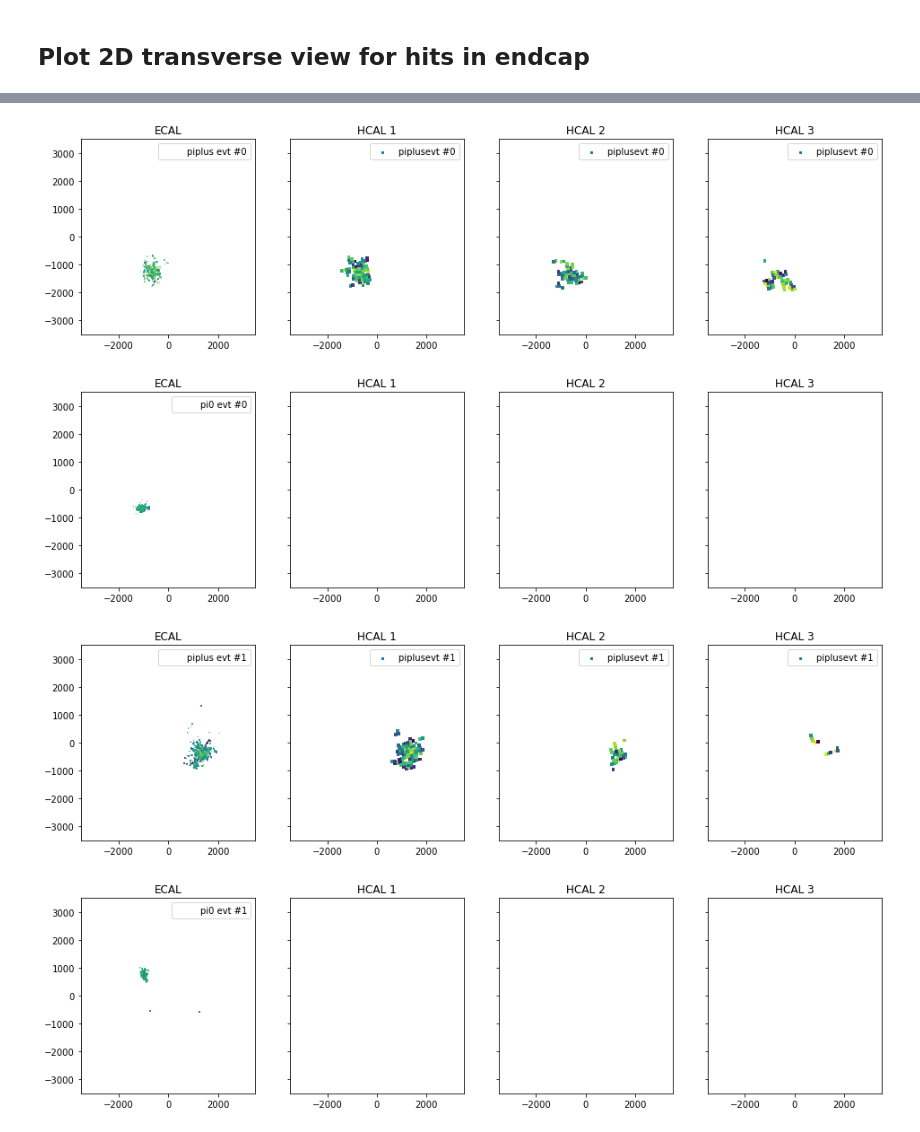
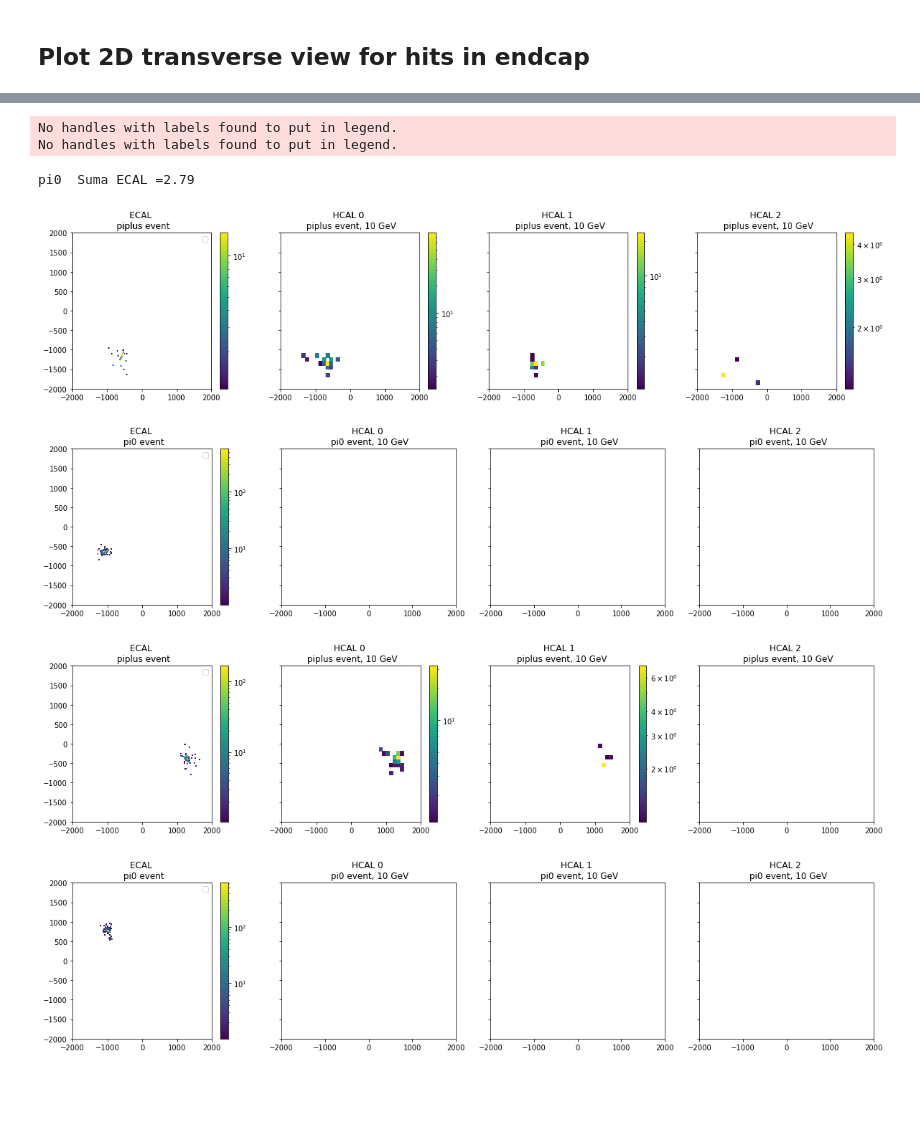
Before and after one commit to miguelignacio/calostudies, a Jupyter notebook: classification.ipynb, the cells around one changed output, grey strips where cells are left out. Cells and saved outputs as stored; diff of their text form; code cells hidden in the pictures; blank space fills up the shorter version.

```diff
--- a/classification.ipynb
+++ b/classification.ipynb
@@ -51,0 +58,20 @@ for i in ['HcalHadronEndcap','EcalEndcapP']:#,'TrackerEndcap','VertexEndcap']:
+# %%
+def get_GeneratedValues(events):
+    mc = {}
+    mc['pdgID'], mc['status'], mc['genStatus'], mc['pex'],mc['pey'], mc['pez'], mc['mass']= get_truth(events)
+    for i in range(len(mc['pdgID'][0])):
+        if(mc['genStatus'][0][i] !=1): continue
+        px = mc['pex'][0][i]
+        py =  mc['pey'][0][i]
+        pz = mc['pez'][0][i]
+        pt =  np.sqrt(px*px + py*py)
+        p = np.sqrt(px*px+py*py+pz*pz)
+        theta = np.arccos(pz/p)*180/np.pi
+        print('MC particle ID ', mc['pdgID'][ievt][i],  'genStatus ', mc['genStatus'][ievt][i],
+               ' px = %2.2f, py=%2.2f, pz=%2.2f'%(mc['pex'][ievt][i],mc['pey'][ievt][i],mc['pez'][ievt][i]))
+        print('p = %2.2f , theta =%2.2f'%(p, theta))
+    return p, theta
+
+truth = {}
+truth['piplus_p'], truth['piplus_theta'] = get_GeneratedValues(piplus_events)
+truth['pi0_p'], truth['pi0_theta'] = get_GeneratedValues(pi0_events)
@@ -65,43 +96,47 @@ dict_keys(['piplus_HcalHadronEndcap', 'pi0_HcalHadronEndcap', 'piplus_EcalEndcap
 # %% [markdown]
 ## Plot 2D transverse view for hits in endcap
 # %%
-desired_data_width = {}
-desired_data_width['EcalEndcapP'] = 20 #mm
-desired_data_width['HcalHadronEndcap'] = 100 # mm
-
 #loop over events
 
 for ievt in range(3):
     for part_type in ['piplus','pi0']:
         #print(ievt)
-        fig,ax  = plt.subplots(1,4,figsize=(16,4),sharex=True, sharey=True)
-        ax[0].set_ylim([-3500,3500])
-        ax[0].set_xlim([-3500,3500])
-        M = ax[0].transData.get_matrix()
-        xscale = M[0,0]
-        yscale = M[1,1]
+        fig,ax  = plt.subplots(1,4,figsize=(20,4),sharex=True, sharey=True)
+
         key = '%s_EcalEndcapP'%(part_type)
 
-        c = ax[0].scatter(x[key][ievt], y[key][ievt], c=E[key][ievt],marker='s',s=(xscale*desired_data_width['EcalEndcapP'])**2,
-                      cmap='viridis',alpha=0.85,norm=LogNorm(),label=part_type + ' evt #%i'%(ievt))
-        ax[0].legend()
 
+#        mask = [(E[key][ievt]>0.005) & (E[key][ievt]/np.sum(E[key][ievt])>0.001)]
+        mask = [(E[key][ievt]>0.001)]
+
+        cell_x = x[key][ievt][mask]
+        cell_y = y[key][ievt][mask]
+        cell_E = E[key][ievt][mask]*1000.0 #(MeV)
+
+        c = ax[0].hist2d(cell_x,cell_y, weights=cell_E,label=part_type + ' evt #%i'%(ievt),
+                     bins=[200,200],range=([[-2000, 2000], [-2000,2000]]),norm=LogNorm())
+        fig.colorbar(c[3], ax=ax[0])
+        suma_ECAL = np.sum(E[key][ievt])
+        print(part_type , ' Suma ECAL =%2.2f'%suma_ECAL)
         #### HCAL
         key = '%s_HcalHadronEndcap'%(part_type)
         for iz, zbins in enumerate([(3000,3200),(3200,3400),(3400,3600)]):
-            mask = [(z[key][ievt]>zbins[0]) & (z[key][ievt]<zbins[1])]
+            mask = [(z[key][ievt]>zbins[0]) & (z[key][ievt]<zbins[1]) & (E[key][ievt]>0.001)]
             if(np.sum(mask)<1): continue
             cell_x = x[key][ievt][mask]
             cell_y = y[key][ievt][mask]
-            cell_E = E[key][ievt][mask]
-            c = ax[iz+1].scatter(cell_x, cell_y, c=cell_E,marker='s',
-                      s=(xscale*desired_data_width['HcalHadronEndcap'])**2,cmap='viridis', norm=LogNorm(),label=part_type + 'evt #%i'%(ievt))
+            cell_E = E[key][ievt][mask] *1000.0 # MEV
 
-            ax[iz+1].legend()
+            c = ax[iz+1].hist2d(cell_x,cell_y, weights=cell_E,label=part_type + ' evt #%i'%(ievt),
+                    bins=[40,40],range=([[-2000, 2000], [-2000,2000]]),norm=LogNorm())
+            fig.colorbar(c[3], ax=ax[iz+1])
+        ax[0].set_title('ECAL \n %s event'%(part_type))
+        for iz in range(3):
+            ax[iz+1].set_title('HCAL %i \n %s event, %2.0f GeV'%(iz,part_type,truth[part_type+'_p']))
 
-        ax[0].set_title('ECAL')
-        ax[1].set_title('HCAL 1')
-        ax[2].set_title('HCAL 2')
-        ax[3].set_title('HCAL 3')
         ax[0].legend()
+        #for a in ax:
+        #    a.set_xticklabels([])
+        #    a.set_yticklabels([])
+        #plt.subplots_adjust(wspace=0, hspace=0.5)
 # %% [output]
@@ -108,4 +152,7 @@ for ievt in range(3):
+No handles with labels found to put in legend.
+No handles with labels found to put in legend.
+pi0  Suma ECAL =2.79
-[figure, old version]
+[figure, new version]
-[figure, old version]
+[figure, new version]
-[figure, old version]
+[figure, new version]
-[figure, old version]
+[figure, new version]
```
Also changed, not shown: parts of 6 cells of this notebook.
